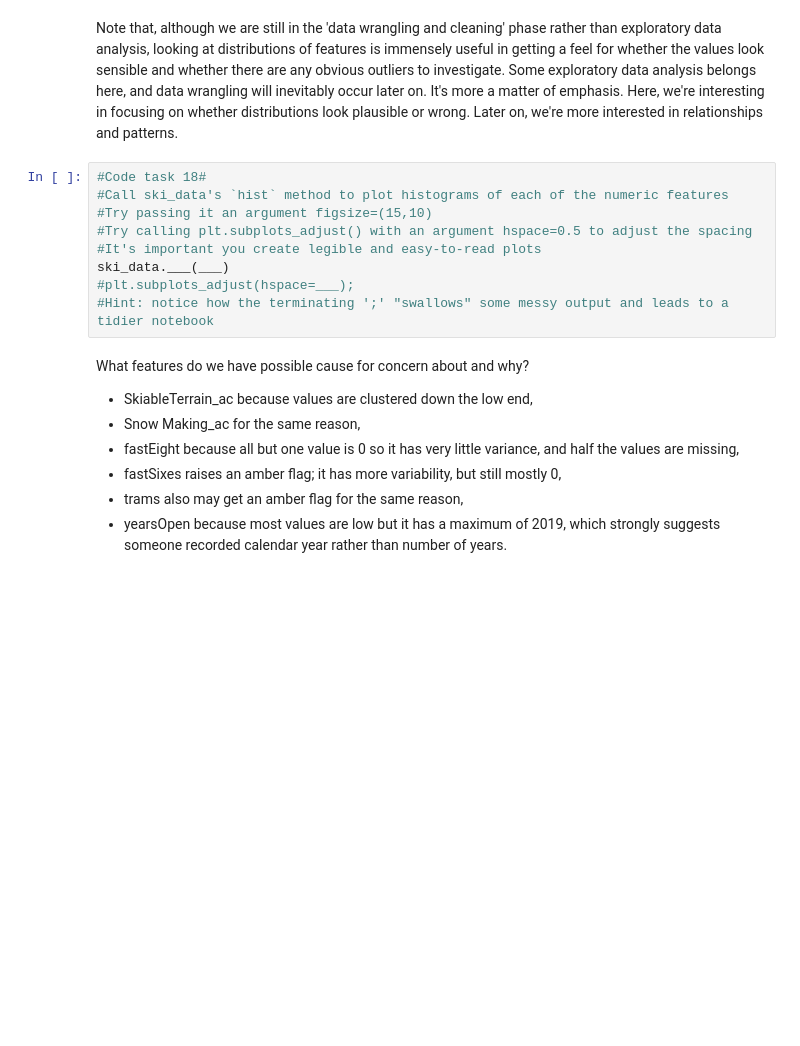
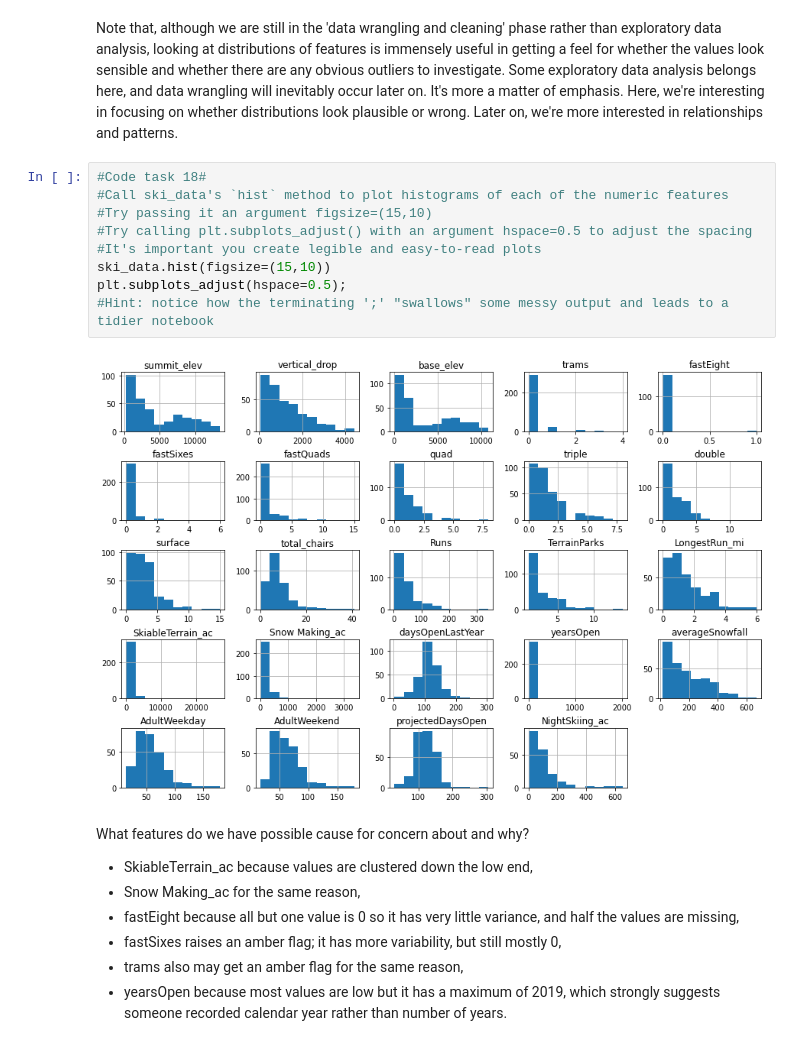
Before and after one commit to pablo-git8/DataScienceGuidedCapstone, a Jupyter notebook: Notebooks/02_data_wrangling.ipynb, the cells around one changed output. Saved outputs shown, nothing was run; the diff lists cells and outputs as text; blank space fills up the shorter version.

```diff
--- a/Notebooks/02_data_wrangling.ipynb
+++ b/Notebooks/02_data_wrangling.ipynb
@@ -494,12 +524,14 @@ Note that, although we are still in the 'data wrangling and cleaning' phase rath
 # %%
 #Code task 18#
 #Call ski_data's `hist` method to plot histograms of each of the numeric features
 #Try passing it an argument figsize=(15,10)
 #Try calling plt.subplots_adjust() with an argument hspace=0.5 to adjust the spacing
 #It's important you create legible and easy-to-read plots
-ski_data.___(___)
-#plt.subplots_adjust(hspace=___);
+ski_data.hist(figsize=(15,10))
+plt.subplots_adjust(hspace=0.5);
 #Hint: notice how the terminating ';' "swallows" some messy output and leads to a tidier notebook
+# %% [output]
+[figure, added]
 # %% [markdown]
 What features do we have possible cause for concern about and why?
 
```
Also changed, not shown: parts of 27 cells of this notebook.
